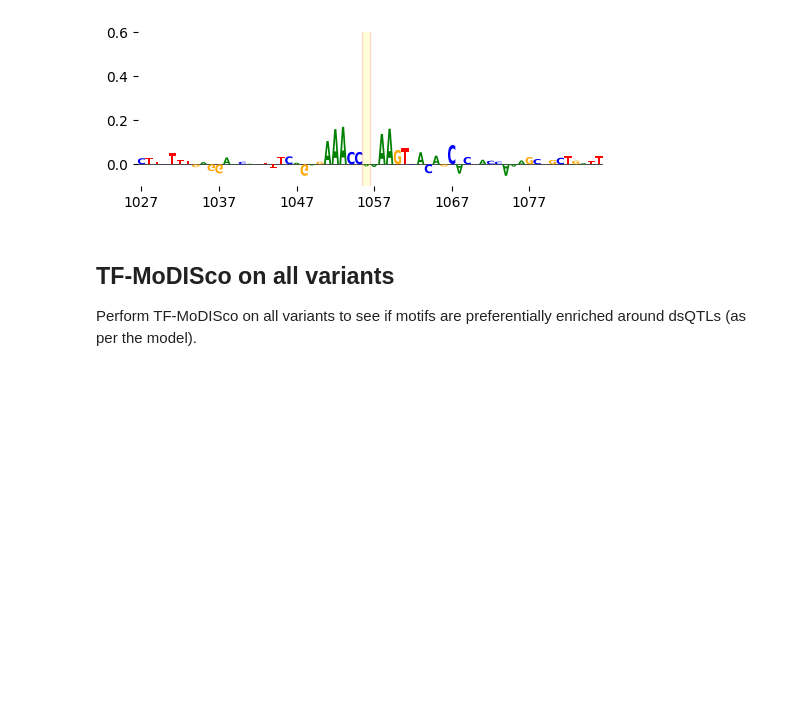
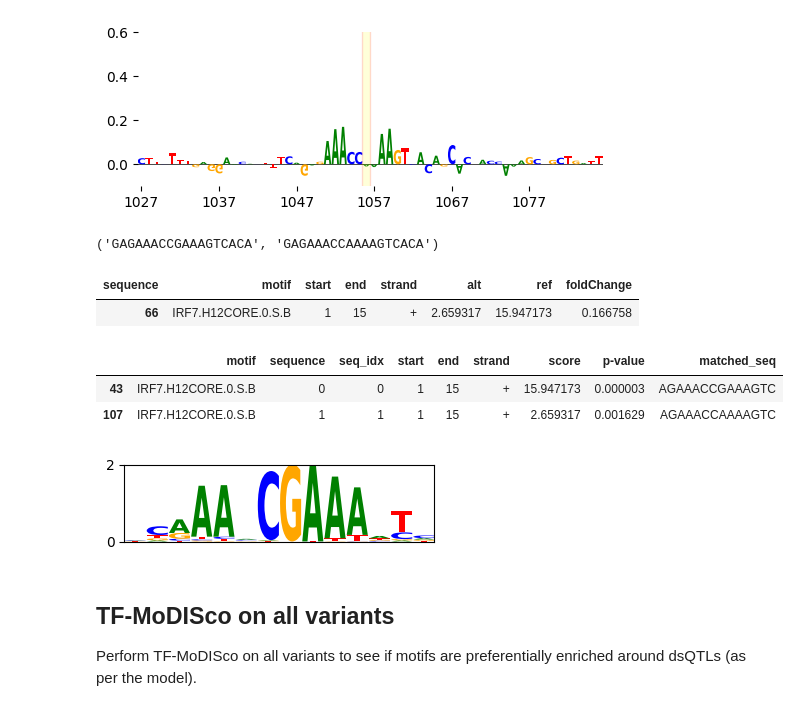
Before and after one commit to Genentech/gReLU-applications, a Jupyter notebook: VEP_benchmark/3_variants_GM12878_DNase.ipynb, the cells around one changed output. Drawn from its saved outputs; the diff is of its cells as text; code cells hidden in the pictures; blank space fills up the shorter version.

```diff
--- a/VEP_benchmark/3_variants_GM12878_DNase.ipynb
+++ b/VEP_benchmark/3_variants_GM12878_DNase.ipynb
@@ -218,3 +220,10 @@ plt.ylim(-0.1,0.6)
 plt.savefig("figures/alt.pdf")
 # %% [output]
 [figure]
+# %%
+central_ref_seq = grelu.sequence.utils.resize(ref_seq, 18)
+central_alt_seq = grelu.sequence.utils.resize(alt_seq, 18)
+
+central_ref_seq, central_alt_seq
+# %% [output]
+('GAGAAACCGAAAGTCACA', 'GAGAAACCAAAAGTCACA')
@@ -220,0 +239,16 @@ plt.savefig("figures/alt.pdf")
+# %%
+MOTIF = "IRF7.H12CORE.0.S.B"
+# %%
+scan[scan['motif']==MOTIF]
+# %% [output]
+| sequence | motif | start | end | strand | alt | ref | foldChange |
+| 66 | IRF7.H12CORE.0.S.B | 1 | 15 | + | 2.659317 | 15.947173 | 0.166758 |
+# %%
+full_scores = grelu.interpret.motifs.scan_sequences([central_ref_seq, central_alt_seq],
+                                                    motifs="hocomoco_v12",
+                                                   pthresh=0.005)
+full_scores[full_scores['motif'] == MOTIF]
+# %% [output]
+|  | motif | sequence | seq_idx | start | end | strand | score | p-value | matched_seq |
+| 43 | IRF7.H12CORE.0.S.B | 0 | 0 | 1 | 15 | + | 15.947173 | 0.000003 | AGAAACCGAAAGTC |
+| 107 | IRF7.H12CORE.0.S.B | 1 | 1 | 1 | 15 | + | 2.659317 | 0.001629 | AGAAACCAAAAGTC |
@@ -221,3 +258,19 @@ plt.savefig("figures/alt.pdf")
+# %%
+cur_motif = pd.DataFrame(read_meme_file("hocomoco_v12")[MOTIF].T,
+                     columns=['A','C','G','T'])
+ic_mat = logomaker.transform_matrix(cur_motif,
+                                    from_type='probability',
+                                    to_type='information')
+# %%
+logomaker.Logo(ic_mat, figsize=(4,1))
+plt.ylim((0,2))
+plt.yticks([0,2])
+plt.xticks([])
+# plt.show()
+
+plt.savefig("./figures/IRF7.H12CORE.0.S.B.pdf")
+# %% [output]
+[figure, added]
 # %% [markdown]
 ## TF-MoDISco on all variants
 
```
Also changed, not shown: parts of 4 cells of this notebook, 1 other file.
